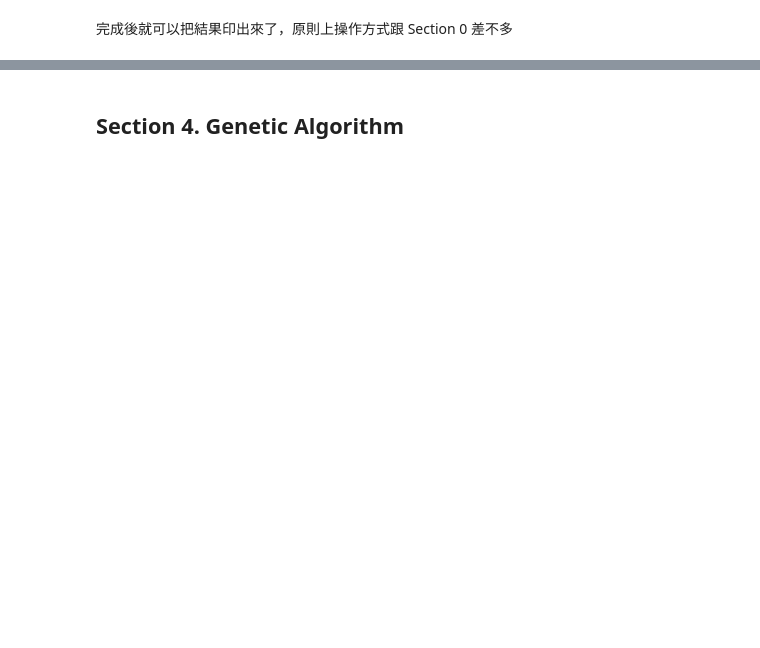
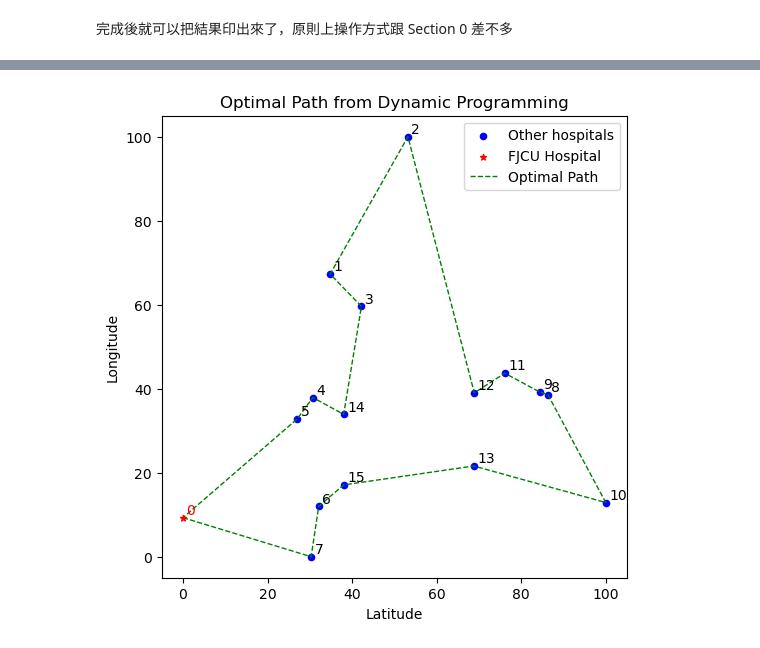
Before and after one commit to csning1998/school-medical-decision-analysis, a Jupyter notebook: 醫療決策分析_410570554_HW3.ipynb, the cells around one changed output, grey strips where cells are left out. Cells and saved outputs as stored; diff of their text form; code cells hidden in the pictures; blank space fills up the shorter version.

```diff
--- a/醫療決策分析_410570554_HW3.ipynb
+++ b/醫療決策分析_410570554_HW3.ipynb
@@ -555,0 +611,15 @@ $$
+# %%
+num_sets = 1 << N
+
+s_all_nodes = num_sets - 1  # Bitmask '11...11'
+dp_d_shortest = float("inf")
+
+for j in range(1, N):
+    # D(V, j) + dist(j, 0)
+    total_dist = dp_table[s_all_nodes, j] + distance_matrix[j, 0]
+
+    if total_dist < dp_d_shortest:
+        dp_d_shortest = total_dist
+        dp_node_last = j  # Used in Step C for backtracking
+
+print(f"Shortest Distance: {dp_d_shortest:.4f} unit")
@@ -565,0 +652,5 @@ $$
+# %%
+dp_optimal_path.reverse()
+dp_optimal_path.append(0)
+
+print(f"Optimal Path: {dp_optimal_path}")
@@ -666,2 +661,39 @@ $$
-# %% [markdown]
-## Section 4. Genetic Algorithm
+# %%
+path_coords = coordinates[dp_optimal_path]
+path_x = path_coords[:, 0]
+path_y = path_coords[:, 1]
+
+fig, ax = plt.subplots(figsize=(6, 6))
+ax.set_title("Optimal Path from Dynamic Programming")
+ax.set_xlabel("Latitude")
+ax.set_ylabel("Longitude")
+
+ax.scatter(
+    coordinates[1:, 0], coordinates[1:, 1], s=20, color="blue", label="Other hospitals"
+)
+ax.scatter(
+    coordinates[0, 0],
+    coordinates[0, 1],
+    color="red",
+    marker="*",
+    s=20,
+    zorder=5,
+    label="FJCU Hospital",
+)
+ax.plot(
+    path_x, path_y, color="green", linewidth=1, linestyle="--", label="Optimal Path"
+)
+
+for index, row in df_hospital.iterrows():
+    text_color = "red" if index == 0 else "black"
+    ax.text(
+        row["x"] + 0.8,
+        row["y"] + 0.8,
+        str(index),
+        ha="left",
+        color=text_color,
+    )
+ax.legend()
+plt.show()
+# %% [output]
+[figure, added]
```
Also changed, not shown: parts of 100 cells of this notebook.
